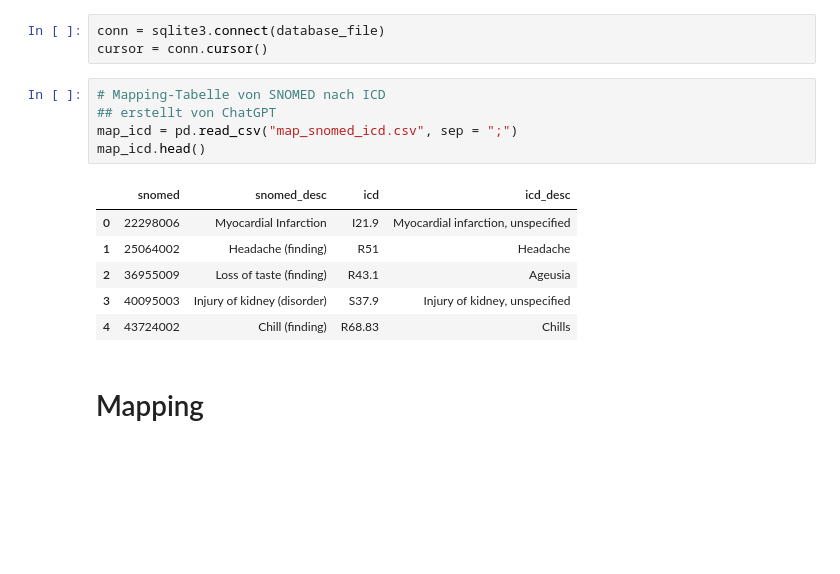
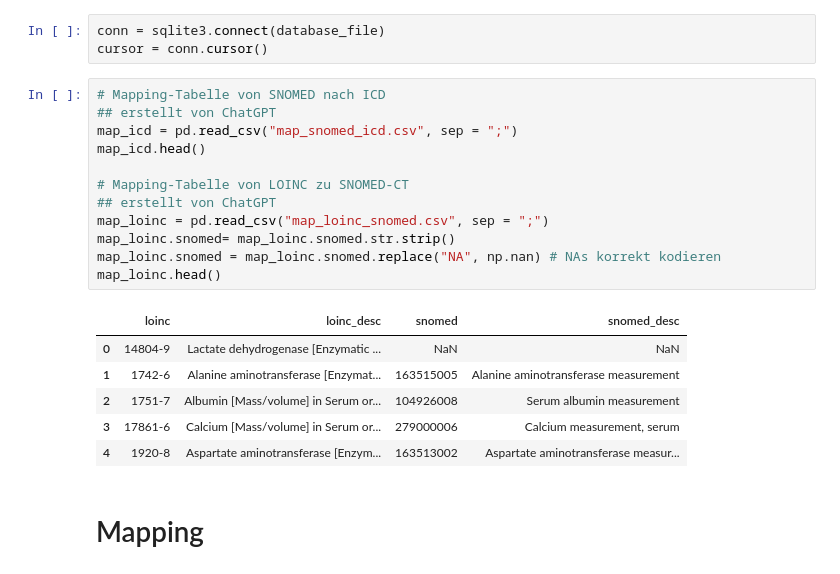
Before and after one commit to bennyb-bio/Group-A-Project, a Jupyter notebook: Mapping.ipynb, the cells around one changed output. Saved outputs shown, nothing was run; the diff lists cells and outputs as text; blank space fills up the shorter version.

Commit message:
Test Mapping LOINC

```diff
--- a/Mapping.ipynb
+++ b/Mapping.ipynb
@@ -16,15 +17,22 @@ cursor = conn.cursor()
 # %%
 # Mapping-Tabelle von SNOMED nach ICD
 ## erstellt von ChatGPT
 map_icd = pd.read_csv("map_snomed_icd.csv", sep = ";")
 map_icd.head()
+
+# Mapping-Tabelle von LOINC zu SNOMED-CT
+## erstellt von ChatGPT
+map_loinc = pd.read_csv("map_loinc_snomed.csv", sep = ";")
+map_loinc.snomed= map_loinc.snomed.str.strip()
+map_loinc.snomed = map_loinc.snomed.replace("NA", np.nan) # NAs korrekt kodieren
+map_loinc.head()
 # %% [output]
-|  | snomed | snomed_desc | icd | icd_desc |
-| 0 | 22298006 | Myocardial Infarction | I21.9 | Myocardial infarction, unspecified |
-| 1 | 25064002 | Headache (finding) | R51 | Headache |
-| 2 | 36955009 | Loss of taste (finding) | R43.1 | Ageusia |
-| 3 | 40095003 | Injury of kidney (disorder) | S37.9 | Injury of kidney, unspecified |
-| 4 | 43724002 | Chill (finding) | R68.83 | Chills |
+|  | loinc | loinc_desc | snomed | snomed_desc |
+| 0 | 14804-9 | Lactate dehydrogenase [Enzymatic ... | NaN | NaN |
+| 1 | 1742-6 | Alanine aminotransferase [Enzymat... | 163515005 | Alanine aminotransferase measurement |
+| 2 | 1751-7 | Albumin [Mass/volume] in Serum or... | 104926008 | Serum albumin measurement |
+| 3 | 17861-6 | Calcium [Mass/volume] in Serum or... | 279000006 | Calcium measurement, serum |
+| 4 | 1920-8 | Aspartate aminotransferase [Enzym... | 163513002 | Aspartate aminotransferase measur... |
 # %% [markdown]
 # Mapping
 # %% [markdown]
```
Also changed, not shown: parts of 5 cells of this notebook, 1 other file.
